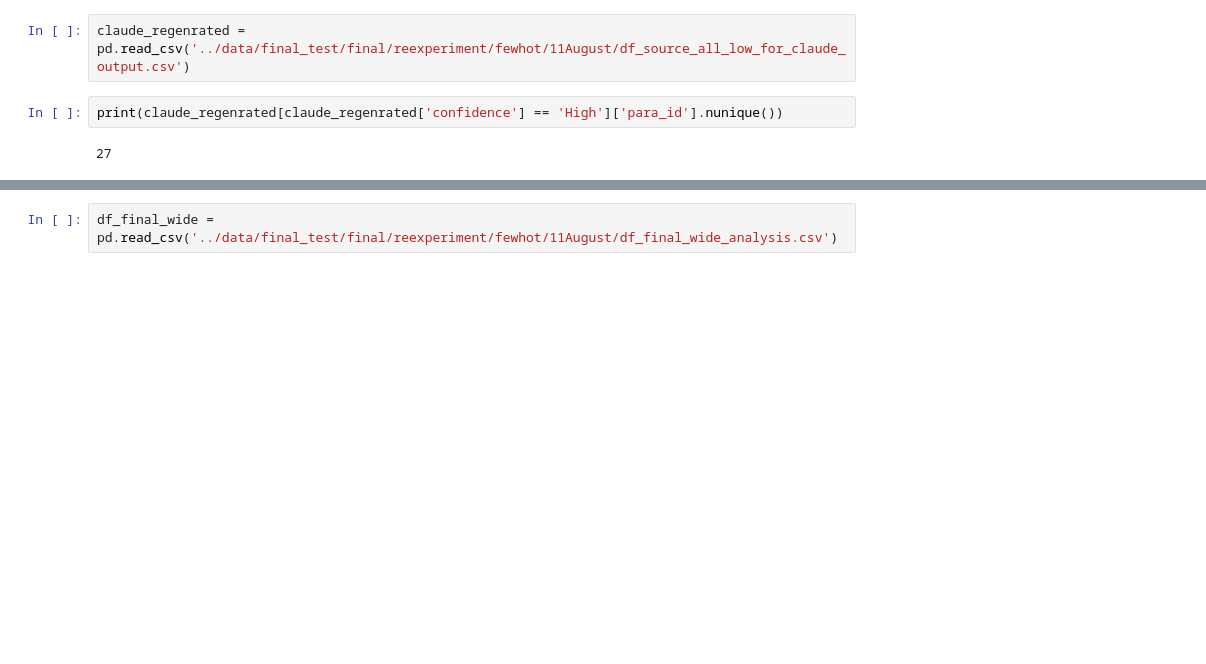
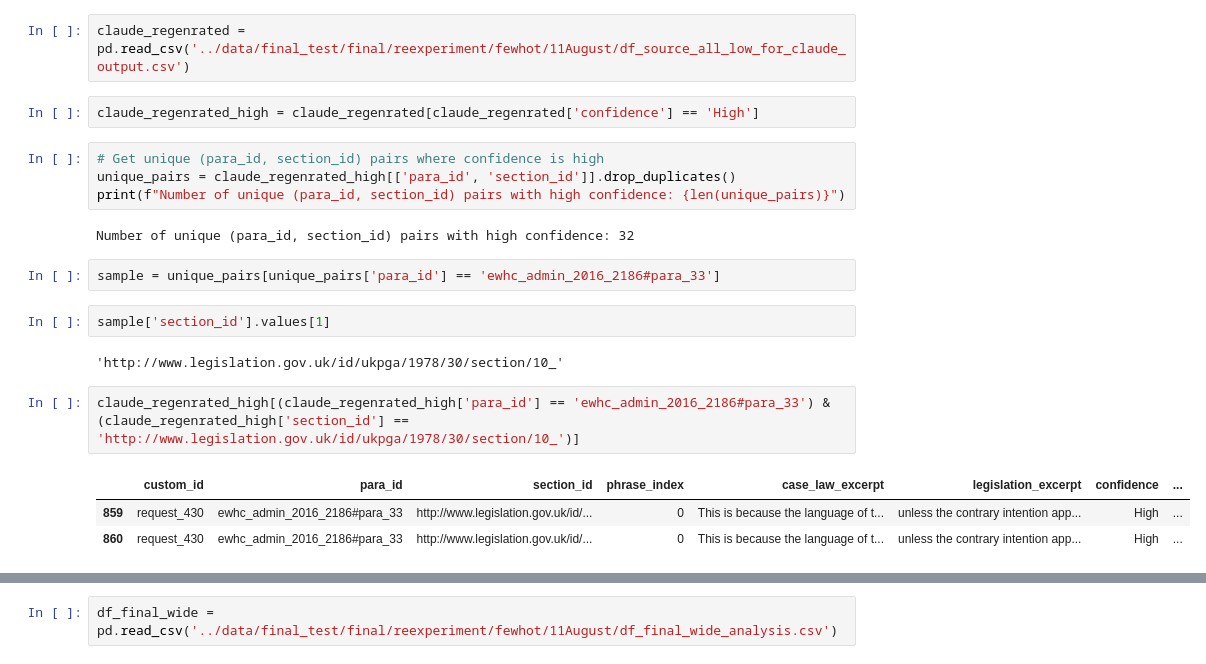
Before and after one commit to SafiaK/BridgingCaseLawAndLegislation, a Jupyter notebook: Final_Experimets/fewshot_extraction_analysis.ipynb, the cells around one changed output, grey strips where cells are left out. Saved outputs shown, nothing was run; the diff lists cells and outputs as text; blank space fills up the shorter version.

```diff
--- a/Final_Experimets/fewshot_extraction_analysis.ipynb
+++ b/Final_Experimets/fewshot_extraction_analysis.ipynb
@@ -994,6 +1161,22 @@ df_source_all_low.to_csv('../data/final_test/final/reexperiment/fewhot/11August/
 # %%
 claude_regenrated = pd.read_csv('../data/final_test/final/reexperiment/fewhot/11August/df_source_all_low_for_claude_output.csv')
 # %%
-print(claude_regenrated[claude_regenrated['confidence'] == 'High']['para_id'].nunique())
+claude_regenrated_high = claude_regenrated[claude_regenrated['confidence'] == 'High']
-# %% [output]
-27
+# %%
+# Get unique (para_id, section_id) pairs where confidence is high
+unique_pairs = claude_regenrated_high[['para_id', 'section_id']].drop_duplicates()
+print(f"Number of unique (para_id, section_id) pairs with high confidence: {len(unique_pairs)}")
+# %% [output]
+Number of unique (para_id, section_id) pairs with high confidence: 32
+# %%
+sample = unique_pairs[unique_pairs['para_id'] == 'ewhc_admin_2016_2186#para_33']
+# %%
+sample['section_id'].values[1]
+# %% [output]
+'http://www.legislation.gov.uk/id/ukpga/1978/30/section/10_'
+# %%
+claude_regenrated_high[(claude_regenrated_high['para_id'] == 'ewhc_admin_2016_2186#para_33') & (claude_regenrated_high['section_id'] == 'http://www.legislation.gov.uk/id/ukpga/1978/30/section/10_')]
+# %% [output]
+|  | custom_id | para_id | section_id | phrase_index | case_law_excerpt | legislation_excerpt | confidence | ... |
+| 859 | request_430 | ewhc_admin_2016_2186#para_33 | http://www.legislation.gov.uk/id/... | 0 | This is because the language of t... | unless the contrary intention app... | High | ... |
+| 860 | request_430 | ewhc_admin_2016_2186#para_33 | http://www.legislation.gov.uk/id/... | 0 | This is because the language of t... | unless the contrary intention app... | High | ... |
```
Also changed, not shown: parts of 13 cells of this notebook, 7 other files.
